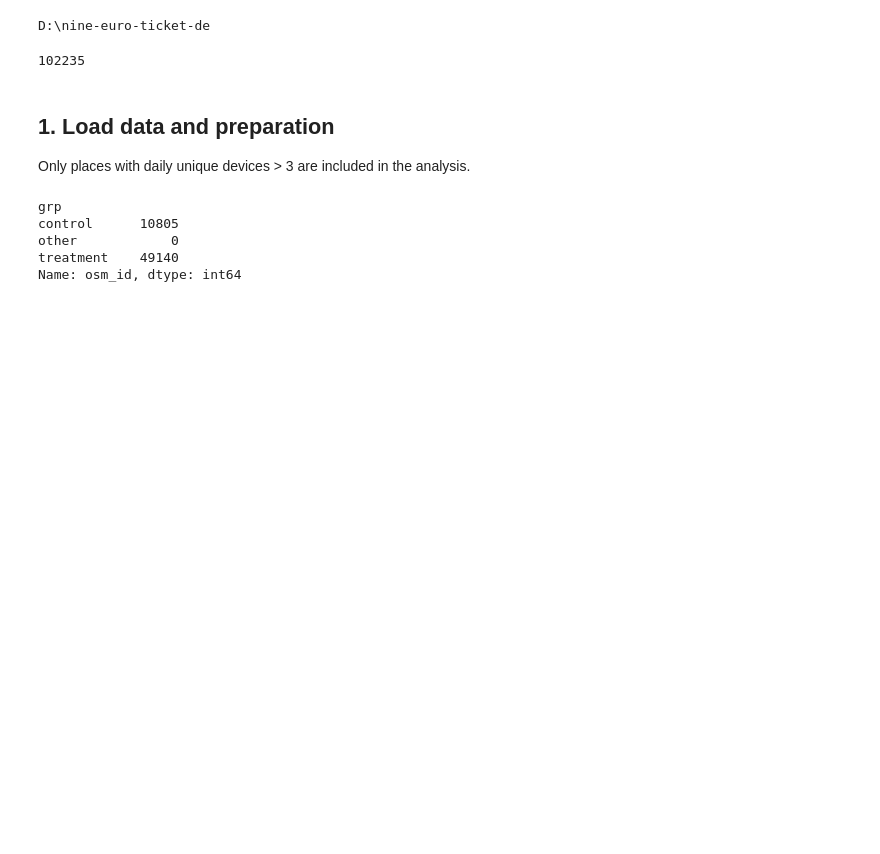
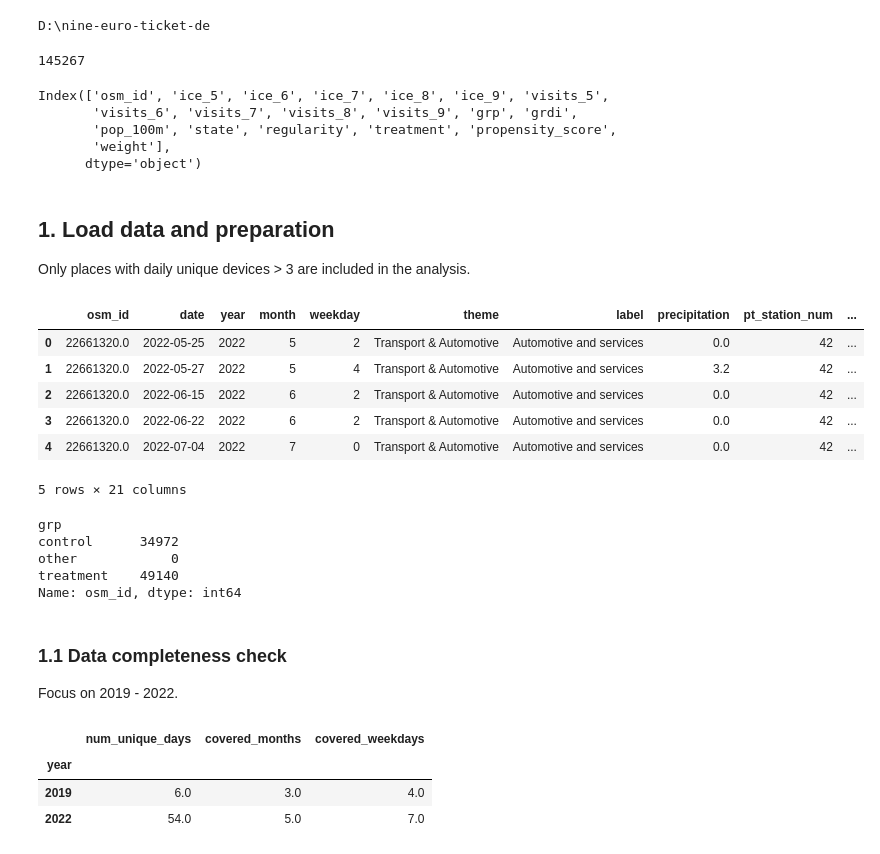
Before and after one commit to MobiSegInsights/nine-euro-ticket-de, a Jupyter notebook: src/models/22-generalized-did.ipynb, the cells around one changed output. Cells and saved outputs as stored; diff of their text form; code cells hidden in the pictures; blank space fills up the shorter version.

```diff
--- a/src/models/22-generalized-did.ipynb
+++ b/src/models/22-generalized-did.ipynb
@@ -38,12 +40,20 @@ df_cat = pd.read_excel('dbs/poi/categories.xlsx').rename(columns={'category': 't
 label_list = df_cat['label'].unique()
 # %%
 # Control and treatment groups
-df_grps = pd.read_parquet('dbs/places_matching/matched_places.parquet')
+df_grps = pd.read_parquet('dbs/places_matching/matched_places_wt.parquet')
 df_grps = df_grps.loc[df_grps.grp != 'other']
 osm_ids = df_grps.osm_id.unique()
 print(df_grps.osm_id.nunique())
 # %% [output]
-102235
+145267
+# %%
+df_grps.columns
+# %% [output]
+Index(['osm_id', 'ice_5', 'ice_6', 'ice_7', 'ice_8', 'ice_9', 'visits_5',
+       'visits_6', 'visits_7', 'visits_8', 'visits_9', 'grp', 'grdi',
+       'pop_100m', 'state', 'regularity', 'treatment', 'propensity_score',
+       'weight'],
+      dtype='object')
 # %% [markdown]
 ## 1. Load data and preparation
 Only places with daily unique devices > 3 are included in the analysis.
@@ -56,12 +66,25 @@ for lb in tqdm(label_list, desc='Loading data'):
         df_t = df_t.loc[df_t.num_unique_device >= 3, :]
         df_t_list.append(df_t)
 df_t = pd.concat(df_t_list)
+# %%
+df_t = pd.merge(df_t, df_grps[['osm_id', 'grp', 'state', 'regularity', 'weight']], on='osm_id', how='left')
+df_t.head()
+# %% [output]
+|  | osm_id | date | year | month | weekday | theme | label | precipitation | pt_station_num | ... |
+| 0 | 22661320.0 | 2022-05-25 | 2022 | 5 | 2 | Transport & Automotive | Automotive and services | 0.0 | 42 | ... |
+| 1 | 22661320.0 | 2022-05-27 | 2022 | 5 | 4 | Transport & Automotive | Automotive and services | 3.2 | 42 | ... |
+| 2 | 22661320.0 | 2022-06-15 | 2022 | 6 | 2 | Transport & Automotive | Automotive and services | 0.0 | 42 | ... |
+| 3 | 22661320.0 | 2022-06-22 | 2022 | 6 | 2 | Transport & Automotive | Automotive and services | 0.0 | 42 | ... |
+| 4 | 22661320.0 | 2022-07-04 | 2022 | 7 | 0 | Transport & Automotive | Automotive and services | 0.0 | 42 | ... |
+5 rows × 21 columns
 # %%
-df_t = pd.merge(df_t, df_grps[['osm_id', 'grp']], on='osm_id', how='left')
 df_t.groupby('grp')['osm_id'].nunique()
 # %% [output]
 grp
-control      10805
+control      34972
 other            0
 treatment    49140
 Name: osm_id, dtype: int64
+# %% [markdown]
+### 1.1 Data completeness check
+Focus on 2019 - 2022.
@@ -67,0 +104,7 @@ Name: osm_id, dtype: int64
+# %%
+df_tc.groupby('year')[['num_unique_days', 'covered_months', 'covered_weekdays']].median()
+# %% [output]
+|  | num_unique_days | covered_months | covered_weekdays |
+| year |  |  |  |
+| 2019 | 6.0 | 3.0 | 4.0 |
+| 2022 | 54.0 | 5.0 | 7.0 |
```
Also changed, not shown: parts of 14 cells of this notebook, 2 other files.
